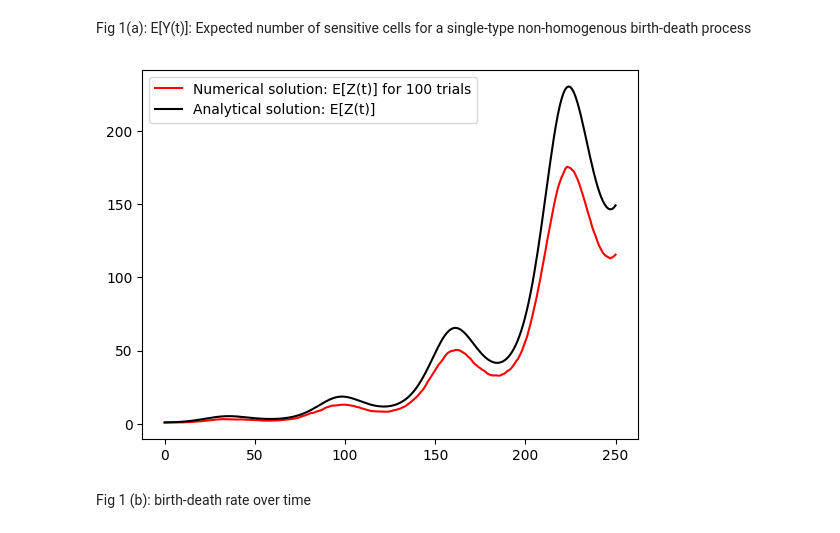
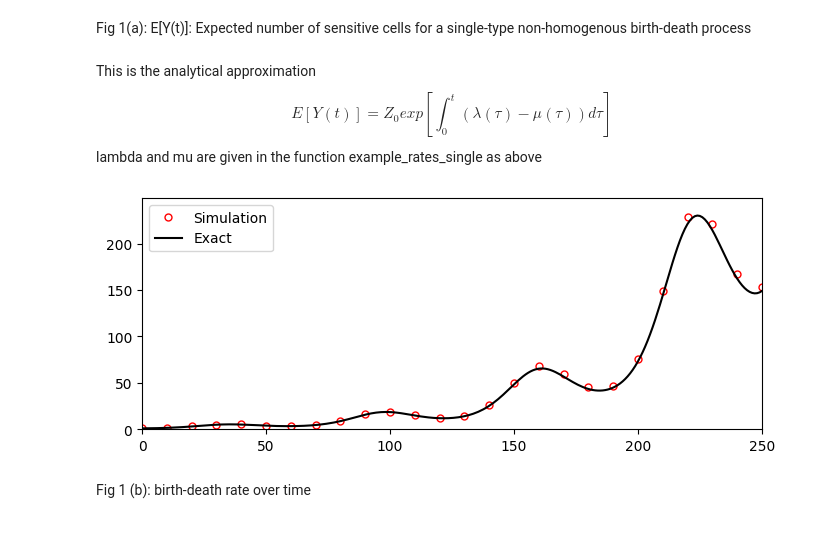
Before and after one commit to colmmcc2000/RSCAM_Group_11, a Jupyter notebook: code_RSCAM.ipynb, the cells around one changed output. Cells and saved outputs as stored; diff of their text form; code cells hidden in the pictures.

```diff
--- a/code_RSCAM.ipynb
+++ b/code_RSCAM.ipynb
@@ -51,16 +51,22 @@ for i, _ in enumerate(vals):
     store[i] = calc_expectation(1, func, _)
 # %% [markdown]
 Fig 1(a): E[Y(t)]: Expected number of sensitive cells for a single-type non-homogenous birth-death process
+# %% [markdown]
+This is the analytical approximation $$E[Y(t)] = Z_0exp[\int_0^t (\lambda (\tau ) - \mu (\tau )) d \tau ]$$
+lambda and mu are given in the function example_rates_single as above
 # %%
-N = 100 #Number of trials
-grid, mean_pop, mean_divs = get_mean_trajectory_single(N, 250, 1, example_rates_single, 0.3)
-plt.plot(grid, mean_pop, c = 'red', label = f'Numerical solution: E[Z(t)] for {N} trials' )
-plt.plot(vals, store, c = 'black', linestyle = '-', label = 'Analytical solution: E[Z(t)]')
+N = 5000 #Number of trials
+fig = plt.figure(figsize=(8, 3))
+grid, mean_pop, mean_divs, var = get_mean_trajectory_single(N, 250, 1, example_rates_single, 0.3)
+plt.plot(grid, mean_pop, 'o', markevery = 10, markersize = 5,
+         c = 'red', label = f'Simulation', fillstyle = 'none')
+plt.plot(vals, store, c = 'black', linestyle = '-', label = 'Exact')
 plt.legend()
-
+plt.xlim(0, 250)
+plt.ylim(0, None)
 plt.show()
 # %% [output]
-[figure, old version]
+[figure, new version]
 # %% [markdown]
 Fig 1 (b): birth-death rate over time
 # %%
```
Also changed, not shown: parts of 13 cells of this notebook, 1 other file.
